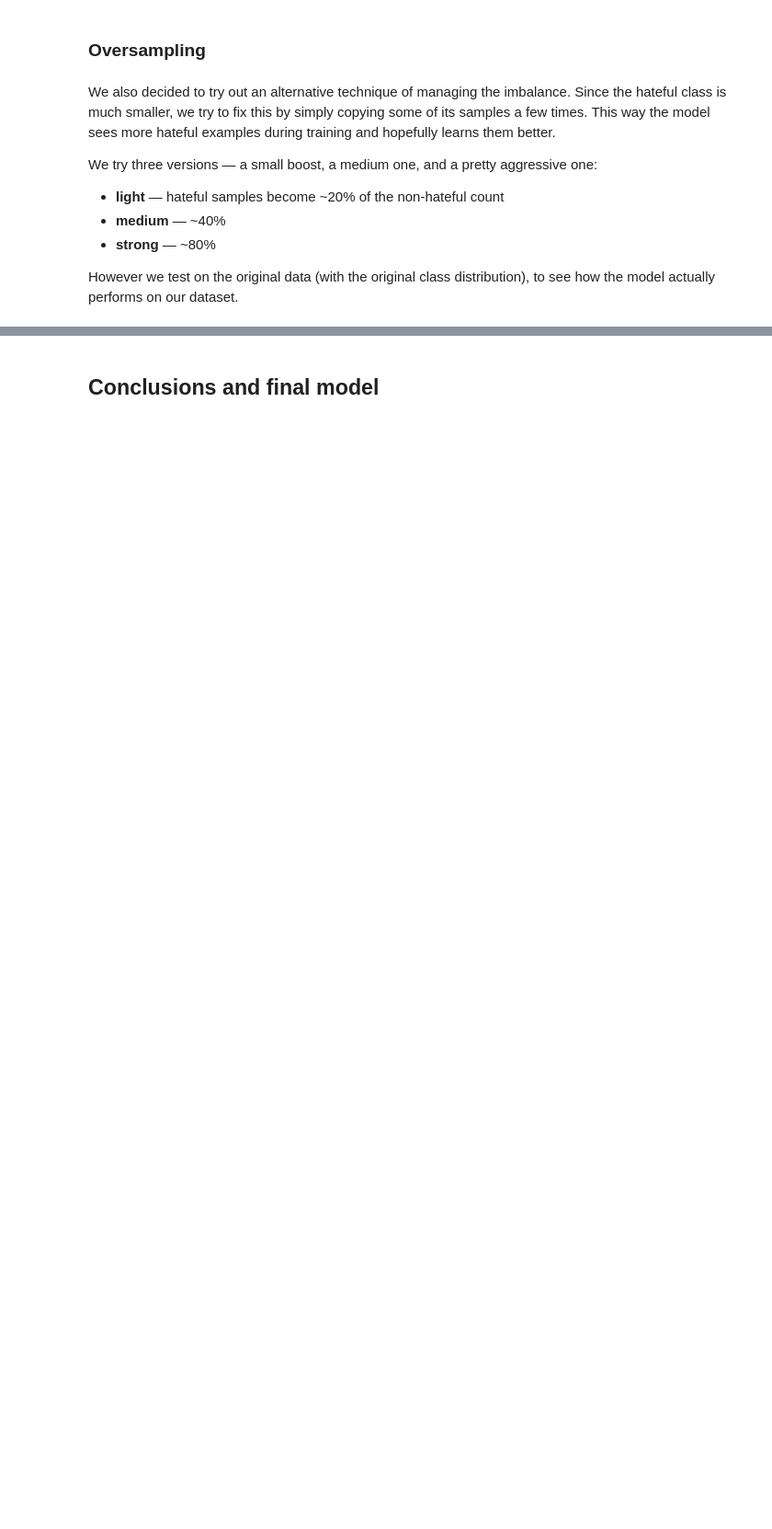
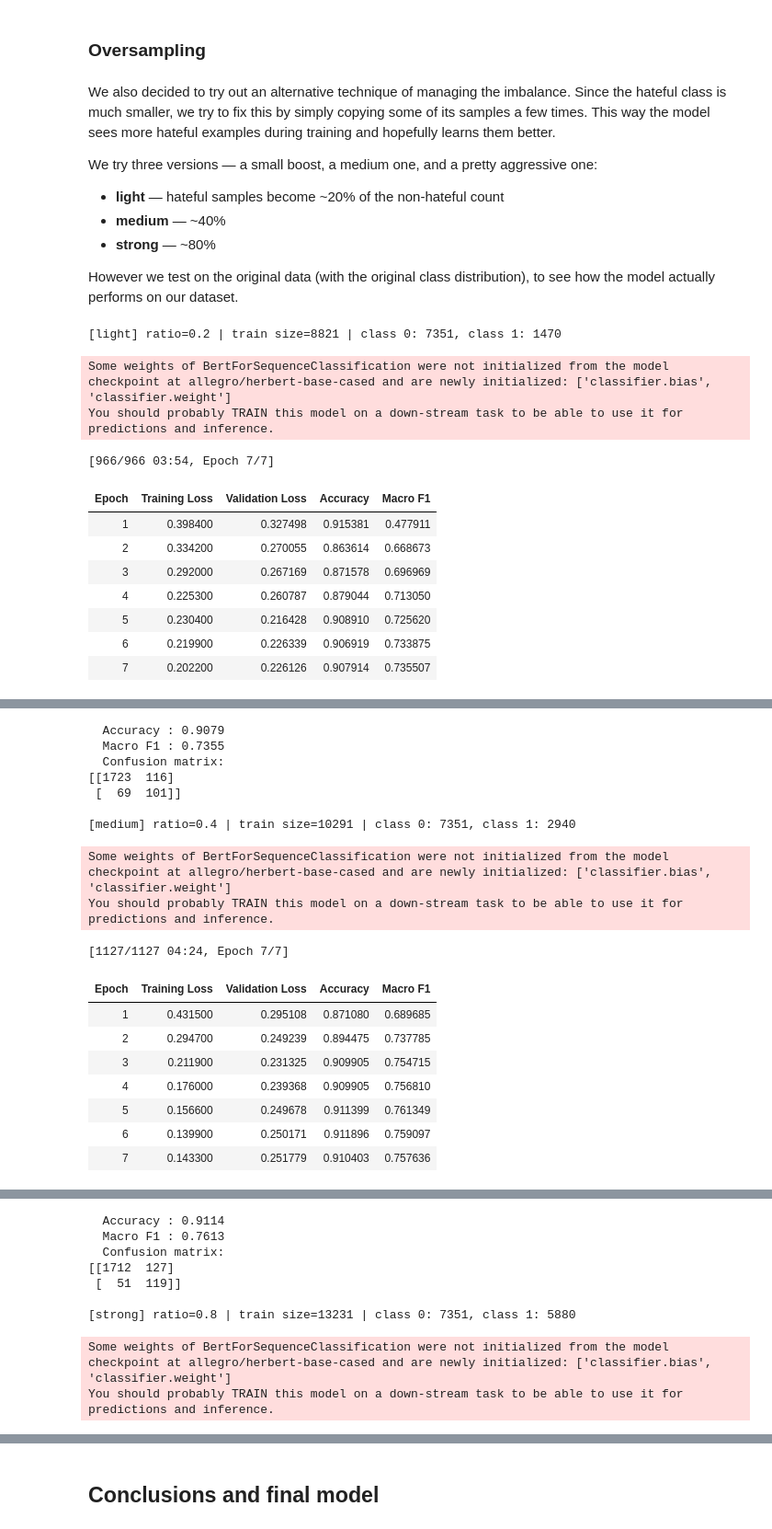
Before and after one commit to hbiegacz/artificial_neural_networks, a Jupyter notebook: mini_project_6/piatek_BiegaczHanna_CieslikMaciej/experiments.ipynb, the cells around one changed output, grey strips where cells are left out. Shown at 92% size. Saved outputs shown, nothing was run; the diff lists cells and outputs as text; code cells hidden in the pictures; blank space fills up the shorter version.

```diff
--- a/mini_project_6/piatek_BiegaczHanna_CieslikMaciej/experiments.ipynb
+++ b/mini_project_6/piatek_BiegaczHanna_CieslikMaciej/experiments.ipynb
@@ -216,7 +225,7 @@ NUM_EPOCHS = 7
 TRAIN_BATCH_SIZE = 64
 EVAL_BATCH_SIZE = 64
 LEARNING_RATE = 5e-6
-WEIGHT_DECAY = 0.05
+WEIGHT_DECAY = 0.1
 WARMUP_RATIO = 0.1
 
 os.makedirs("output", exist_ok=True)
@@ -740,6 +705,7 @@ OVERSAMPLE_CONFIGS = [
     ("light",  0.20),
     ("medium", 0.40),
     ("strong", 0.80),
+    ("very strong", 1.0),
 ]
 
 oversample_results = []
@@ -759,30 +725,43 @@ for config_name, ratio in OVERSAMPLE_CONFIGS:
         tokenizer=tokenizer_os,
         train_texts=os_train_texts,
         train_labels=os_train_labels,
         val_texts=val_texts,    # always evaluate on the original (non-oversampled) split
         val_labels=val_labels,
     )
 
     trainer_os.train()
     metrics_os = evaluate_trainer(trainer_os, val_dataset_os)
 
     cm_os = metrics_os["confusion_matrix"]
     save_confusion_matrix_heatmap(cm_os, MODEL_NAME + f"_oversample_{config_name}")
 
     print(f"  Accuracy : {metrics_os['accuracy']:.4f}")
     print(f"  Macro F1 : {metrics_os['macro_f1']:.4f}")
     print(f"  Confusion matrix:\n{cm_os}")
 
     oversample_results.append({
         "config": config_name,
         "ratio": ratio,
         "accuracy": metrics_os["accuracy"],
         "macro_f1": metrics_os["macro_f1"],
         "confusion_matrix": cm_os,
     })
 
 print("\n=== Oversampling — summary ===")
 print(f"{'config':8s} | {'ratio':6s} | {'accuracy':10s} | {'macro_f1':10s}")
 print("-" * 44)
 for r in oversample_results:
     print(f"{r['config']:8s} | {r['ratio']:.2f}   | {r['accuracy']:.4f}     | {r['macro_f1']:.4f}")
+# %% [output]
+[light] ratio=0.2 | train size=8821 | class 0: 7351, class 1: 1470
+Some weights of BertForSequenceClassification were not initialized from the model checkpoint at allegro/herbert-base-cased and are newly initialized: ['classifier.bias', 'classifier.weight']
+You should probably TRAIN this model on a down-stream task to be able to use it for predictions and inference.
+[966/966 03:54, Epoch 7/7]
+| Epoch | Training Loss | Validation Loss | Accuracy | Macro F1 |
+| 1 | 0.398400 | 0.327498 | 0.915381 | 0.477911 |
+| 2 | 0.334200 | 0.270055 | 0.863614 | 0.668673 |
+| 3 | 0.292000 | 0.267169 | 0.871578 | 0.696969 |
+| 4 | 0.225300 | 0.260787 | 0.879044 | 0.713050 |
+| 5 | 0.230400 | 0.216428 | 0.908910 | 0.725620 |
+| 6 | 0.219900 | 0.226339 | 0.906919 | 0.733875 |
+| 7 | 0.202200 | 0.226126 | 0.907914 | 0.735507 |
@@ -788,0 +769,18 @@ for r in oversample_results:
+  Accuracy : 0.9079
+  Macro F1 : 0.7355
+  Confusion matrix:
+[[1723  116]
+ [  69  101]]
+
+[medium] ratio=0.4 | train size=10291 | class 0: 7351, class 1: 2940
+Some weights of BertForSequenceClassification were not initialized from the model checkpoint at allegro/herbert-base-cased and are newly initialized: ['classifier.bias', 'classifier.weight']
+You should probably TRAIN this model on a down-stream task to be able to use it for predictions and inference.
+[1127/1127 04:24, Epoch 7/7]
+| Epoch | Training Loss | Validation Loss | Accuracy | Macro F1 |
+| 1 | 0.431500 | 0.295108 | 0.871080 | 0.689685 |
+| 2 | 0.294700 | 0.249239 | 0.894475 | 0.737785 |
+| 3 | 0.211900 | 0.231325 | 0.909905 | 0.754715 |
+| 4 | 0.176000 | 0.239368 | 0.909905 | 0.756810 |
+| 5 | 0.156600 | 0.249678 | 0.911399 | 0.761349 |
+| 6 | 0.139900 | 0.250171 | 0.911896 | 0.759097 |
+| 7 | 0.143300 | 0.251779 | 0.910403 | 0.757636 |
@@ -788,0 +788,9 @@ for r in oversample_results:
+  Accuracy : 0.9114
+  Macro F1 : 0.7613
+  Confusion matrix:
+[[1712  127]
+ [  51  119]]
+
+[strong] ratio=0.8 | train size=13231 | class 0: 7351, class 1: 5880
+Some weights of BertForSequenceClassification were not initialized from the model checkpoint at allegro/herbert-base-cased and are newly initialized: ['classifier.bias', 'classifier.weight']
+You should probably TRAIN this model on a down-stream task to be able to use it for predictions and inference.
```
Also changed, not shown: parts of 4 cells of this notebook.
